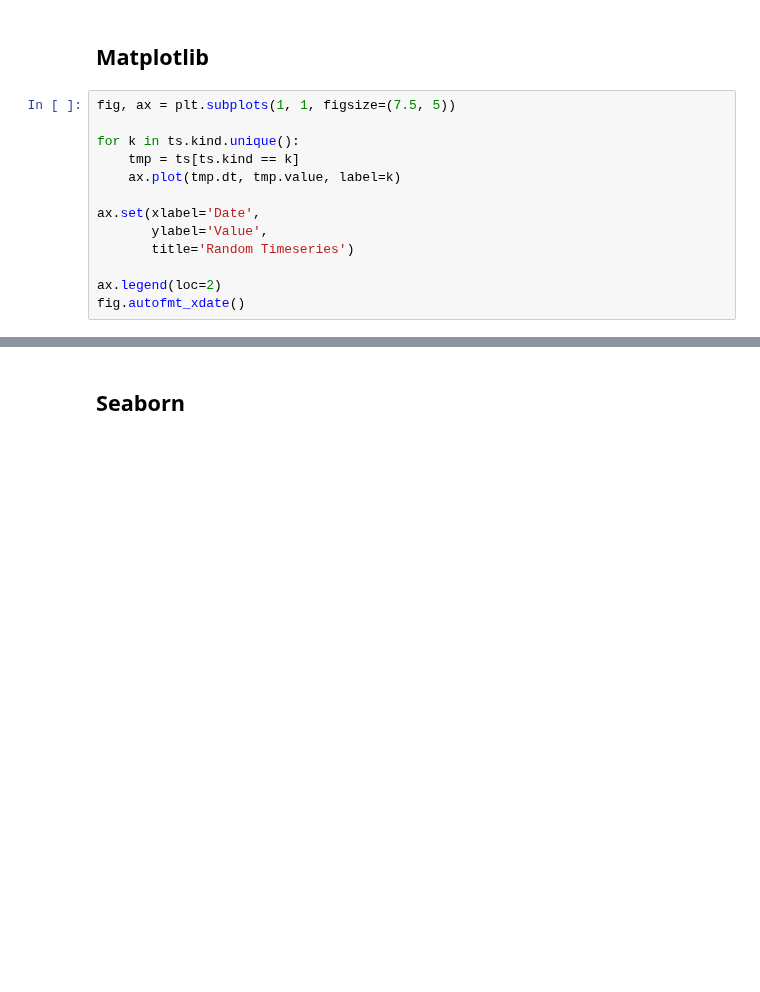
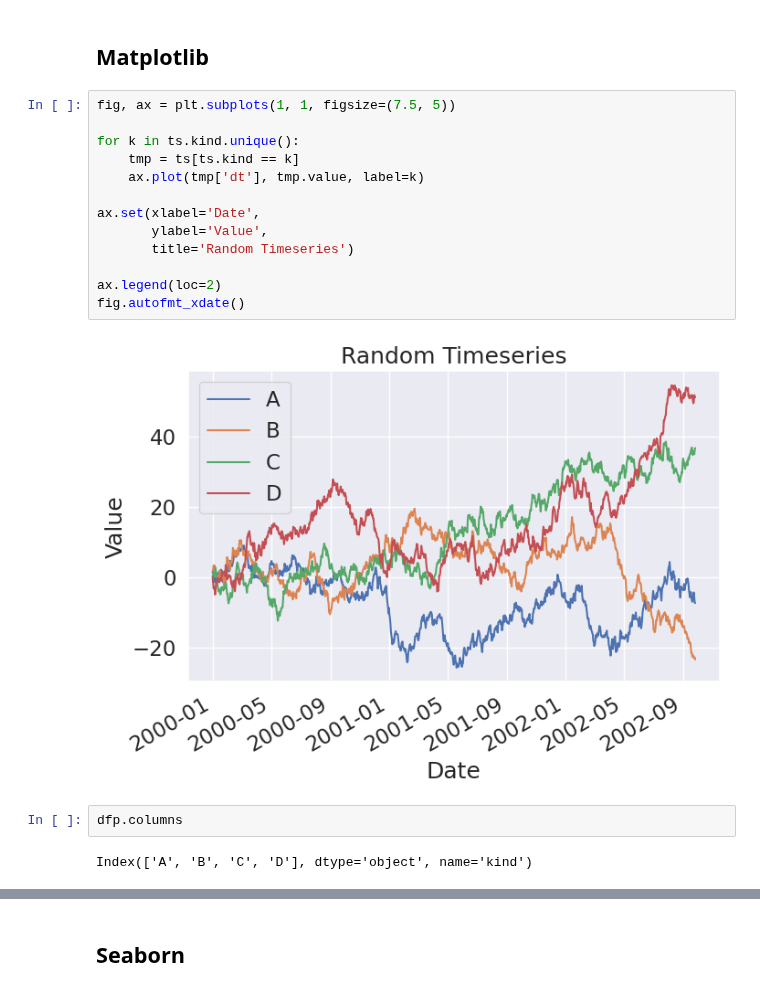
Before and after one commit to benjum/oarc-python-data-viz-2, a Jupyter notebook: NB1_LinePlotComparison.ipynb, the cells around one changed output, grey strips where cells are left out. Cells and saved outputs as stored; diff of their text form; blank space fills up the shorter version.

```diff
--- a/NB1_LinePlotComparison.ipynb
+++ b/NB1_LinePlotComparison.ipynb
@@ -42,16 +75,22 @@ dfp.head()
 # %%
 fig, ax = plt.subplots(1, 1, figsize=(7.5, 5))
 
 for k in ts.kind.unique():
     tmp = ts[ts.kind == k]
-    ax.plot(tmp.dt, tmp.value, label=k)
+    ax.plot(tmp['dt'], tmp.value, label=k)
 
 ax.set(xlabel='Date',
        ylabel='Value',
        title='Random Timeseries')
 
 ax.legend(loc=2)
 fig.autofmt_xdate()
+# %% [output]
+[figure, added]
+# %%
+dfp.columns
+# %% [output]
+Index(['A', 'B', 'C', 'D'], dtype='object', name='kind')
 # %%
 fig, ax = plt.subplots(1, 1, figsize=(7.5, 5))
 
```
Also changed, not shown: parts of 19 cells of this notebook, 1 other file.
